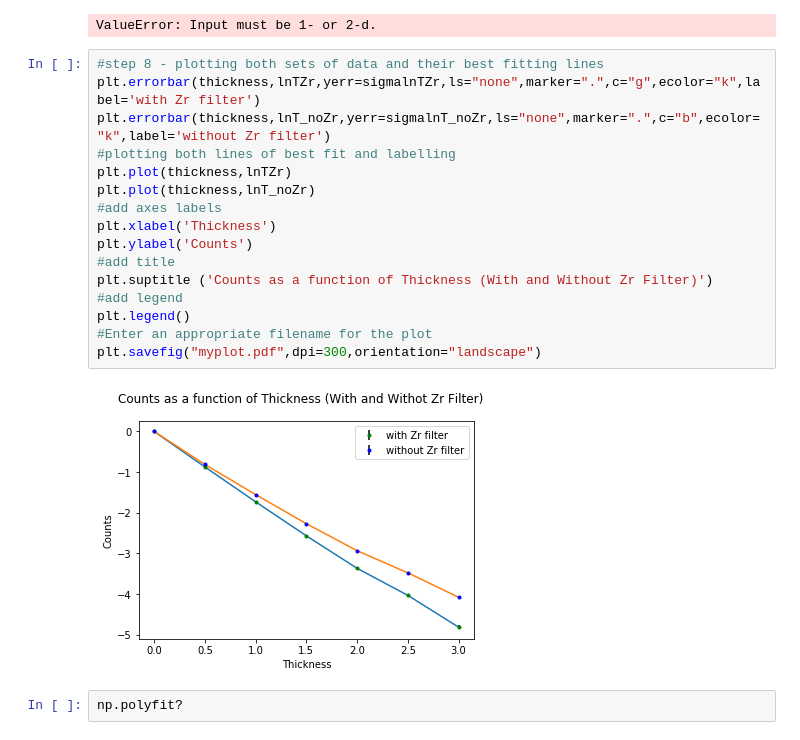
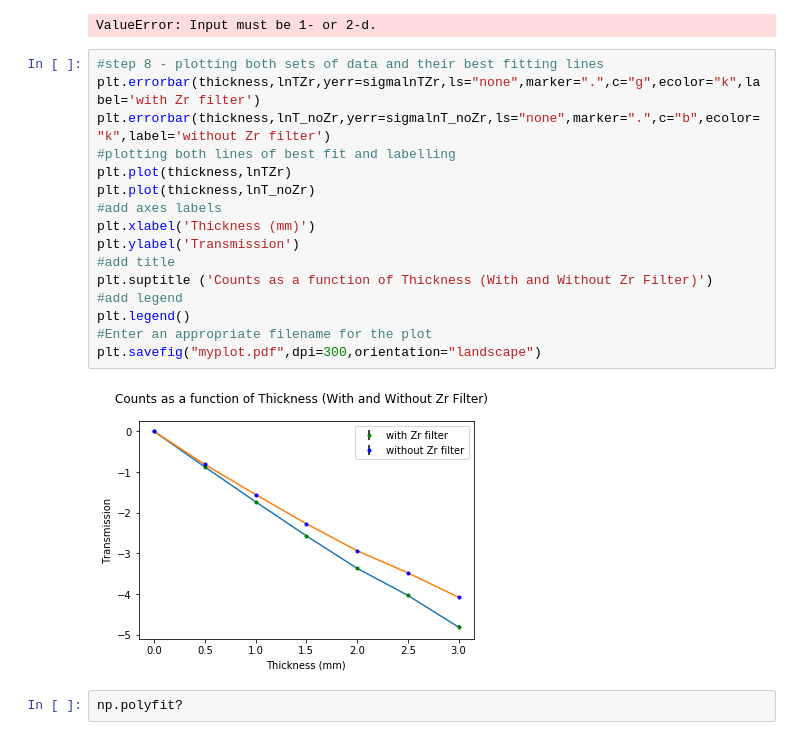
Before and after one commit to CameronFurlong/Lab_Code, a Jupyter notebook: XrayAbsorption_AluminiumThickness_Analysis-SV 2.ipynb, the cells around one changed output. Drawn from its saved outputs; the diff is of its cells as text.

Commit message:
Fixed Units on graphs

```diff
--- a/XrayAbsorption_AluminiumThickness_Analysis-SV 2.ipynb
+++ b/XrayAbsorption_AluminiumThickness_Analysis-SV 2.ipynb
@@ -197,21 +197,21 @@ ValueError: Input must be 1- or 2-d.
 # %%
 #step 8 - plotting both sets of data and their best fitting lines
 plt.errorbar(thickness,lnTZr,yerr=sigmalnTZr,ls="none",marker=".",c="g",ecolor="k",label='with Zr filter')
 plt.errorbar(thickness,lnT_noZr,yerr=sigmalnT_noZr,ls="none",marker=".",c="b",ecolor="k",label='without Zr filter')
 #plotting both lines of best fit and labelling
 plt.plot(thickness,lnTZr)
 plt.plot(thickness,lnT_noZr)
 #add axes labels
-plt.xlabel('Thickness')
-plt.ylabel('Counts')
+plt.xlabel('Thickness (mm)')
+plt.ylabel('Transmission')
 #add title
 plt.suptitle ('Counts as a function of Thickness (With and Without Zr Filter)')
 #add legend
 plt.legend()
 #Enter an appropriate filename for the plot
 plt.savefig("myplot.pdf",dpi=300,orientation="landscape")
 # %% [output]
-[figure, old version]
+[figure, new version]
 # %%
 np.polyfit?
 # %% [markdown]
```
Also changed, not shown: parts of 1 cell of this notebook, 1 other file.
